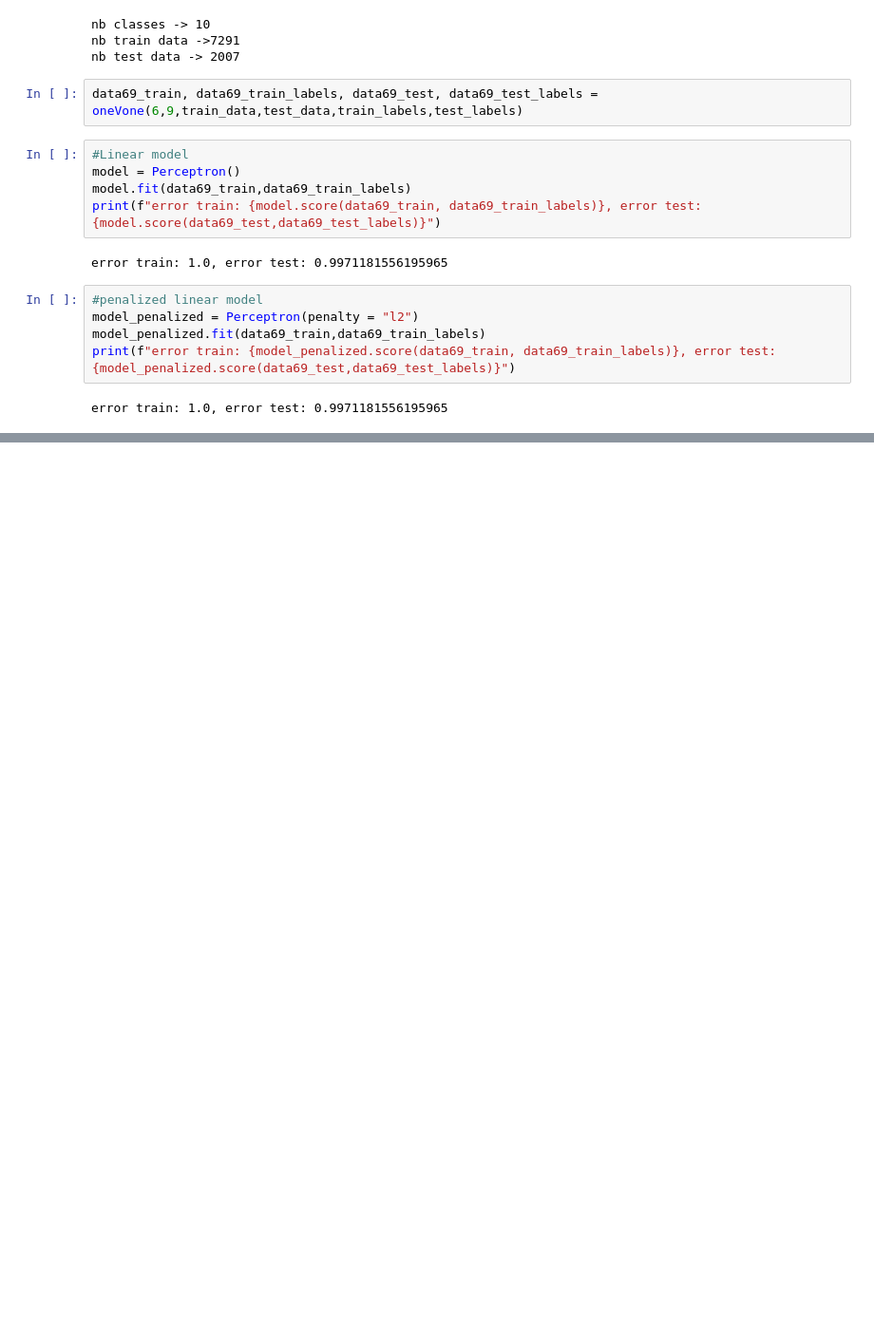
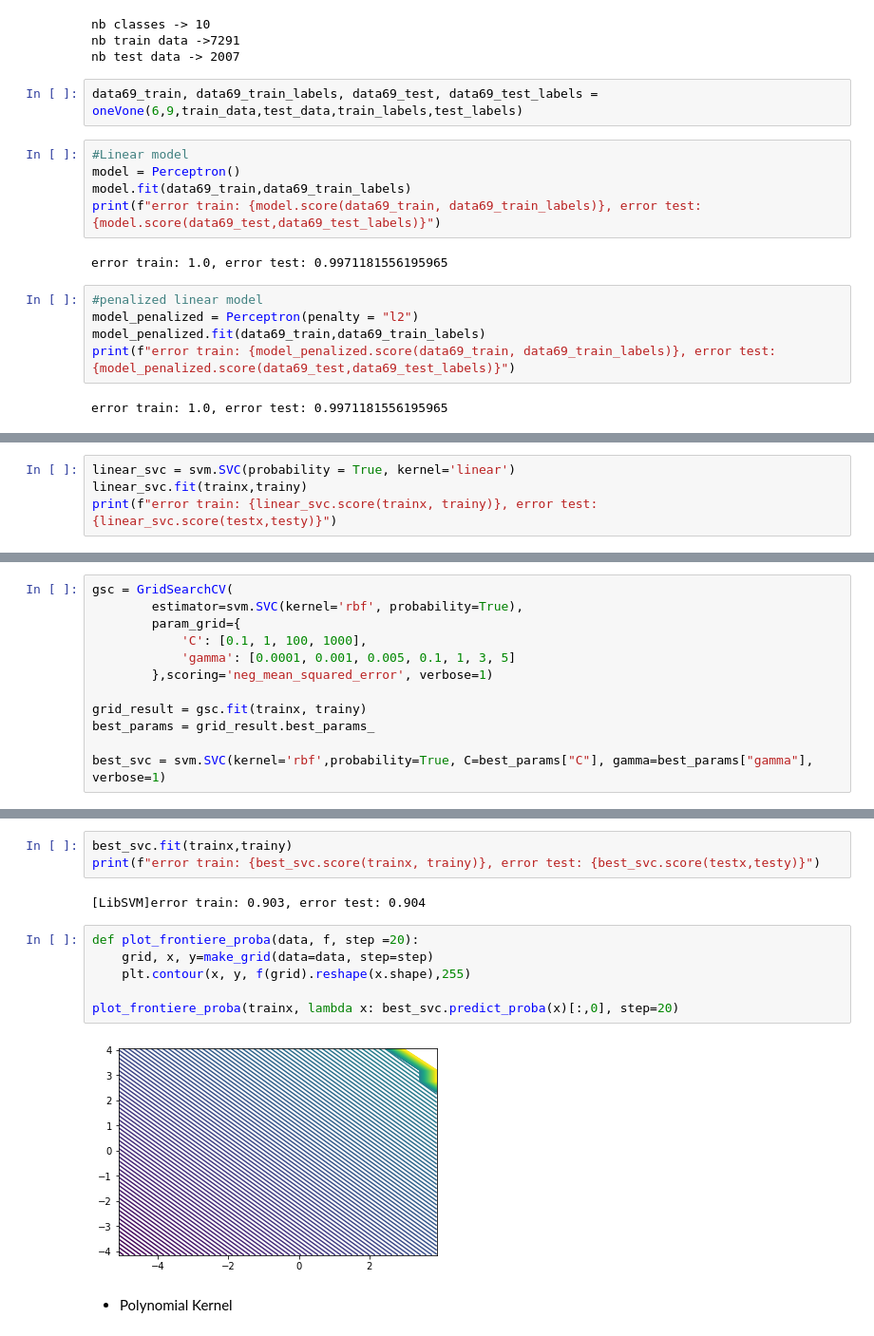
Before and after one commit to ghadaFerjani97/ML, a Jupyter notebook: tme4.ipynb, the cells around one changed output, grey strips where cells are left out. Shown at 95% size. Cells and saved outputs as stored; diff of their text form; blank space fills up the shorter version.

```diff
--- a/tme4.ipynb
+++ b/tme4.ipynb
@@ -117,0 +121,4 @@ from sklearn import svm
+# %%
+linear_svc = svm.SVC(probability = True, kernel='linear')
+linear_svc.fit(trainx,trainy)
+print(f"error train: {linear_svc.score(trainx, trainy)}, error test: {linear_svc.score(testx,testy)}")
@@ -117,0 +129,12 @@ from sklearn import svm
+# %%
+gsc = GridSearchCV(
+        estimator=svm.SVC(kernel='rbf', probability=True),
+        param_grid={
+            'C': [0.1, 1, 100, 1000],
+            'gamma': [0.0001, 0.001, 0.005, 0.1, 1, 3, 5]
+        },scoring='neg_mean_squared_error', verbose=1)
+
+grid_result = gsc.fit(trainx, trainy)
+best_params = grid_result.best_params_
+
+best_svc = svm.SVC(kernel='rbf',probability=True, C=best_params["C"], gamma=best_params["gamma"], verbose=1)
@@ -117,0 +145,15 @@ from sklearn import svm
+# %%
+best_svc.fit(trainx,trainy)
+print(f"error train: {best_svc.score(trainx, trainy)}, error test: {best_svc.score(testx,testy)}")
+# %% [output]
+[LibSVM]error train: 0.903, error test: 0.904
+# %%
+def plot_frontiere_proba(data, f, step =20):
+    grid, x, y=make_grid(data=data, step=step)
+    plt.contour(x, y, f(grid).reshape(x.shape),255)
+
+plot_frontiere_proba(trainx, lambda x: best_svc.predict_proba(x)[:,0], step=20)
+# %% [output]
+[figure, added]
+# %% [markdown]
+- Polynomial Kernel
```
Also changed, not shown: parts of 7 cells of this notebook.
